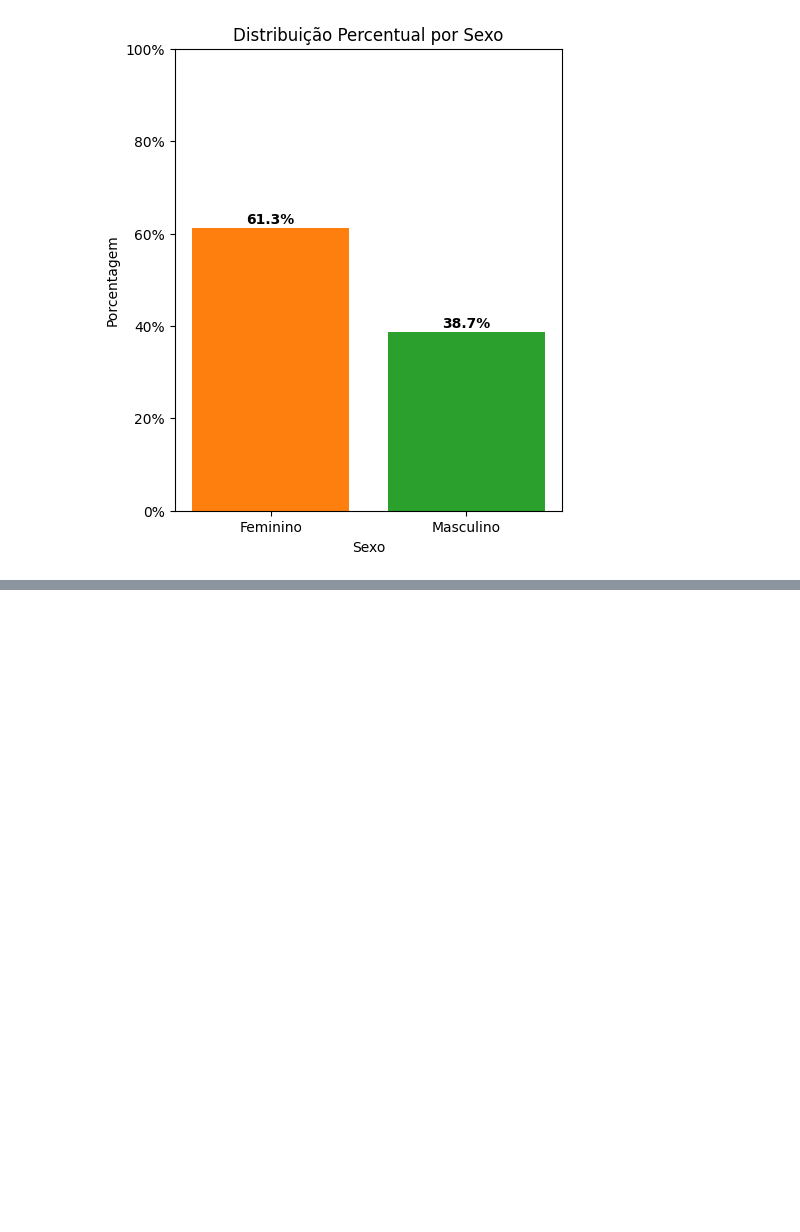
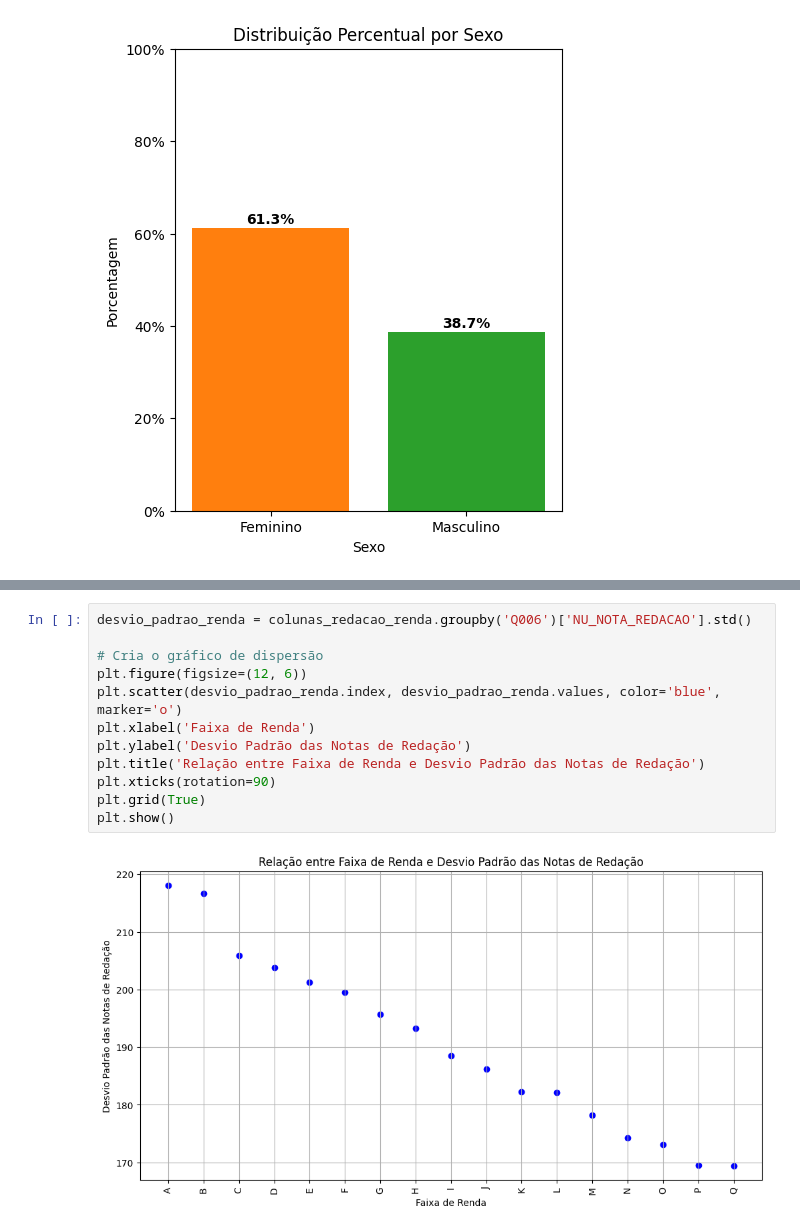
Before and after one commit to osamuelmarlon/analise_exploratoria_enem, a Jupyter notebook: analise_exploratoria_enem.ipynb, the cells around one changed output, grey strips where cells are left out. Drawn from its saved outputs; the diff is of its cells as text; blank space fills up the shorter version.

```diff
--- a/analise_exploratoria_enem.ipynb
+++ b/analise_exploratoria_enem.ipynb
@@ -219,0 +281,14 @@ plt.show()
+# %%
+desvio_padrao_renda = colunas_redacao_renda.groupby('Q006')['NU_NOTA_REDACAO'].std()
+
+# Cria o gráfico de dispersão
+plt.figure(figsize=(12, 6))
+plt.scatter(desvio_padrao_renda.index, desvio_padrao_renda.values, color='blue', marker='o')
+plt.xlabel('Faixa de Renda')
+plt.ylabel('Desvio Padrão das Notas de Redação')
+plt.title('Relação entre Faixa de Renda e Desvio Padrão das Notas de Redação')
+plt.xticks(rotation=90)
+plt.grid(True)
+plt.show()
+# %% [output]
+[figure, added]
```
Also changed, not shown: parts of 13 cells of this notebook.
